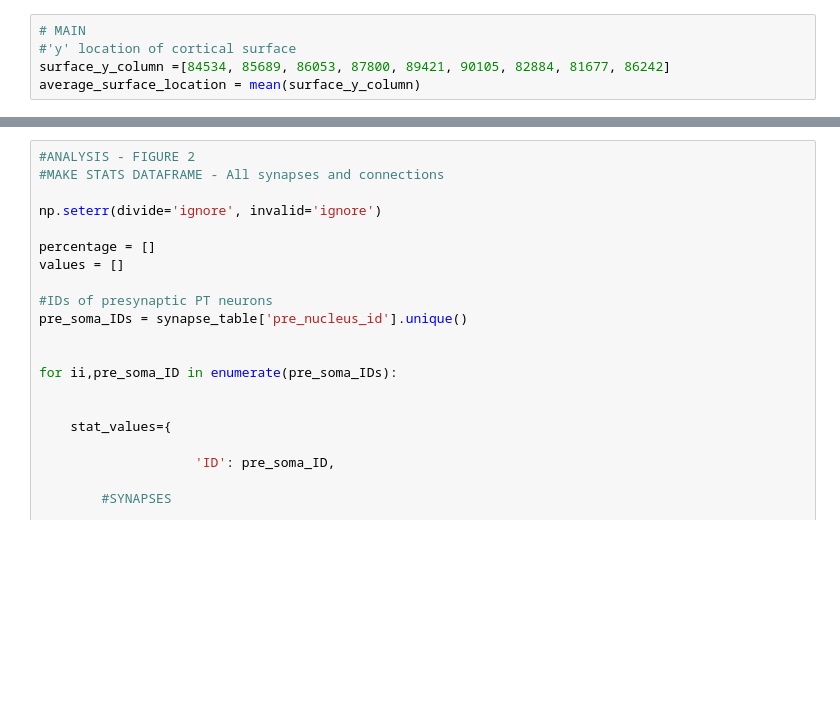
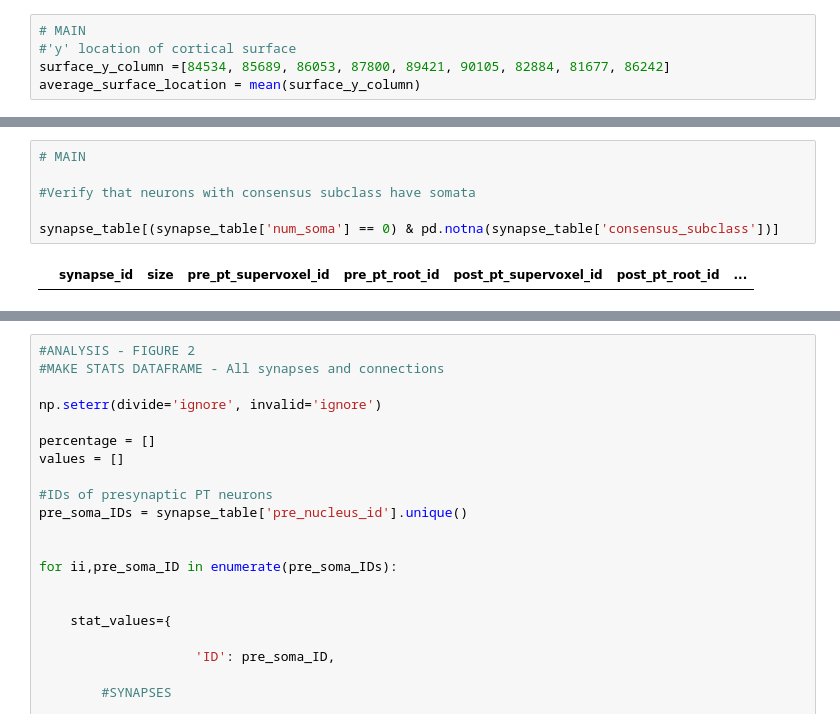
Before and after one commit to AllenInstitute/ET_connectivity, a Jupyter notebook: ET_manuscript_Figure_2.ipynb, the cells around one changed output, grey strips where cells are left out. Cells and saved outputs as stored; diff of their text form; blank space fills up the shorter version.

```diff
--- a/ET_manuscript_Figure_2.ipynb
+++ b/ET_manuscript_Figure_2.ipynb
@@ -127,0 +190,8 @@ connection_numbers, synapse_numbers
+# %%
+# MAIN
+
+#Verify that neurons with consensus subclass have somata
+
+synapse_table[(synapse_table['num_soma'] == 0) & pd.notna(synapse_table['consensus_subclass'])]
+# %% [output]
+|  | synapse_id | size | pre_pt_supervoxel_id | pre_pt_root_id | post_pt_supervoxel_id | post_pt_root_id | ... |
```
Also changed, not shown: parts of 12 cells of this notebook.
